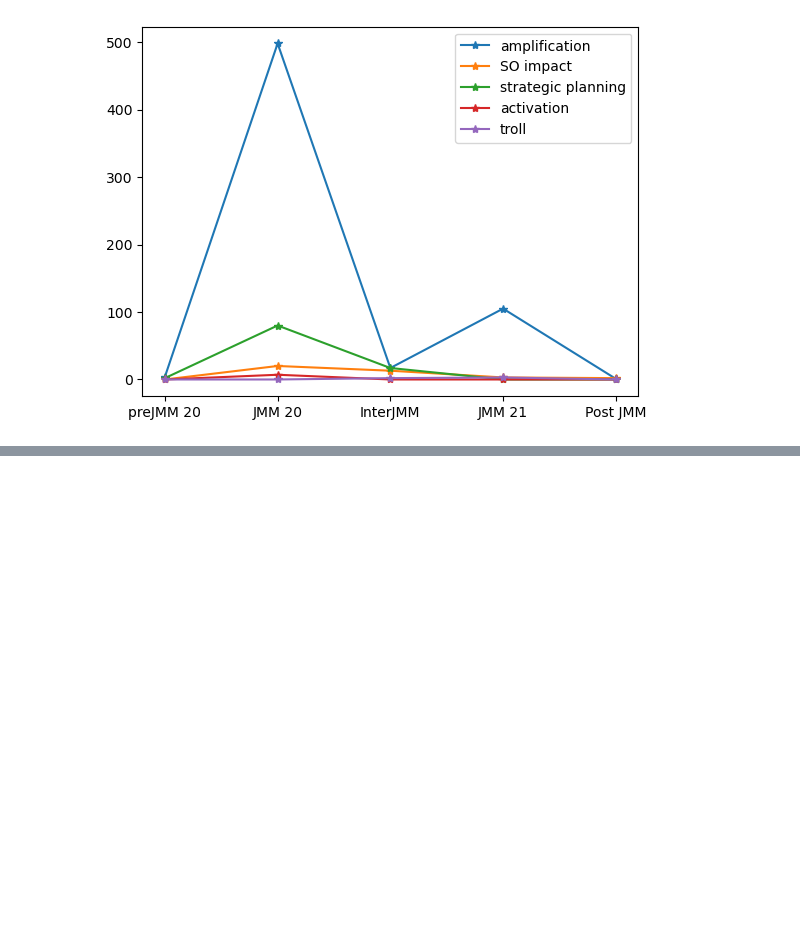
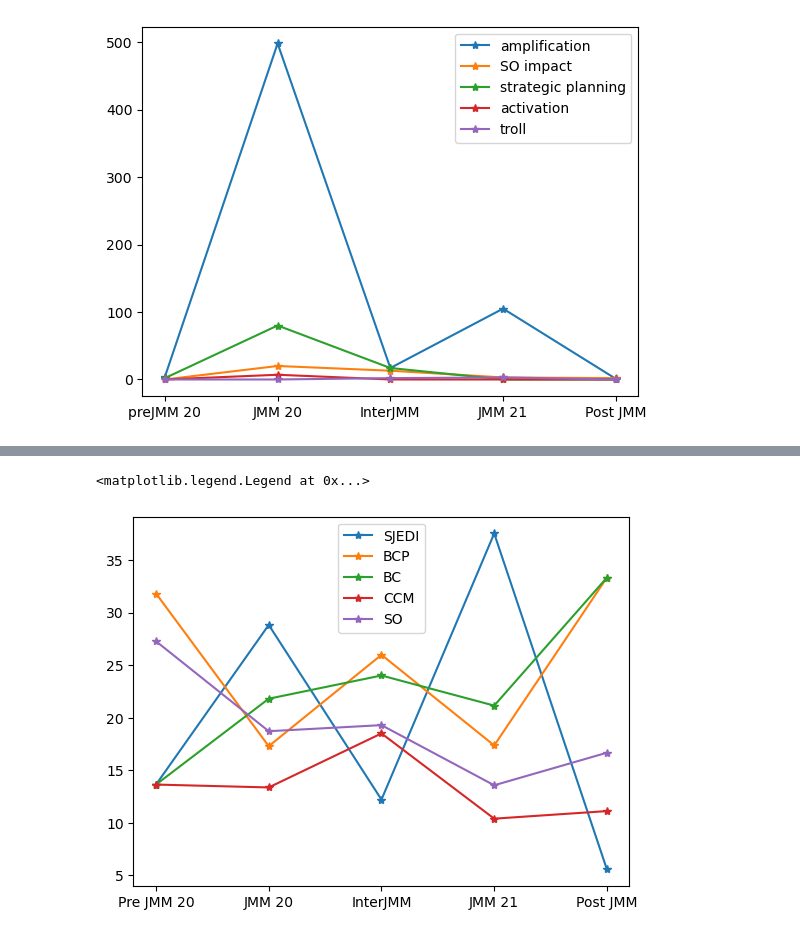
Before and after one commit to DAAAAMNSocialJustice/disruptjmm, a Jupyter notebook: themescodes/Code_Themes_Overtime_Vis.ipynb, the cells around one changed output, grey strips where cells are left out. Saved outputs shown, nothing was run; the diff lists cells and outputs as text; code cells hidden in the pictures; blank space fills up the shorter version.

```diff
--- a/themescodes/Code_Themes_Overtime_Vis.ipynb
+++ b/themescodes/Code_Themes_Overtime_Vis.ipynb
@@ -111,0 +147,9 @@ plt.legend()
+# %%
+
+df_rel_by_theme = df_rel.groupby(['themes']).sum()
+for i in range(df_rel_by_theme.shape[0]):
+    plt.plot(['Pre JMM 20', 'JMM 20', 'InterJMM', 'JMM 21', 'Post JMM'], df_rel_by_theme.iloc[i,:], '*-',)
+plt.legend(['SJEDI', 'BCP', 'BC', 'CCM', 'SO'])
+# %% [output]
+<matplotlib.legend.Legend at 0x...>
+[figure, added]
```
Also changed, not shown: parts of 3 cells of this notebook.
